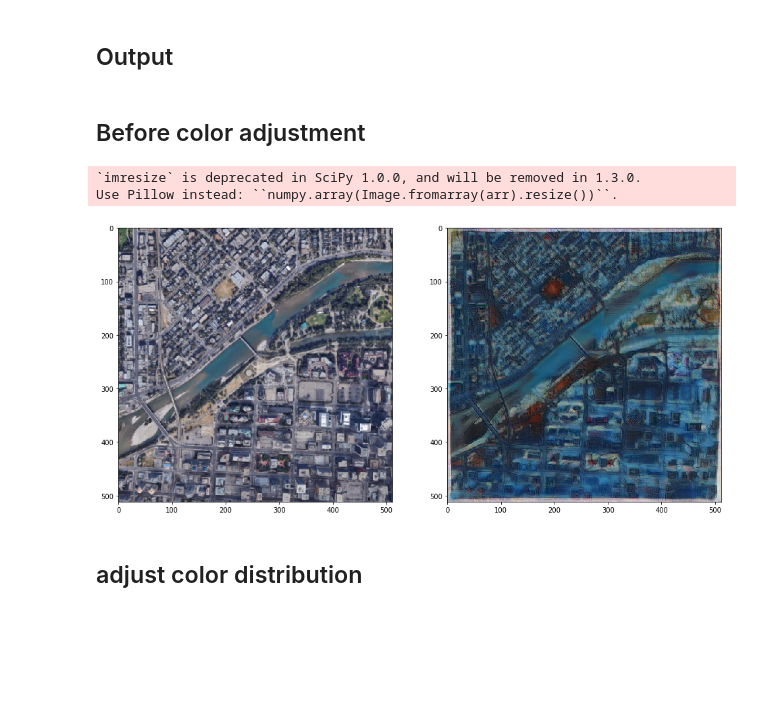
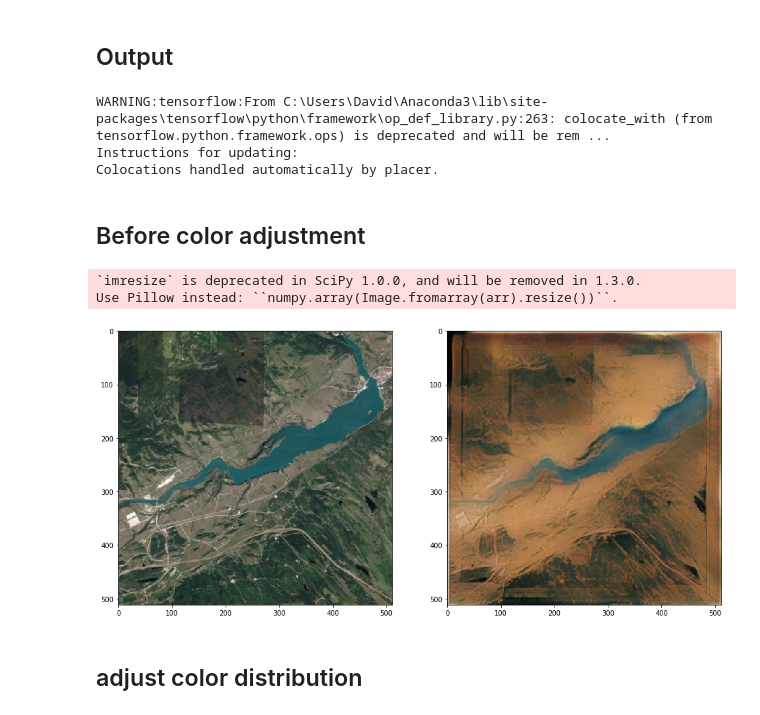
Before and after one commit to Davidnh8/CycleGan, a Jupyter notebook: Japanaese Art.ipynb, the cells around one changed output. Saved outputs shown, nothing was run; the diff lists cells and outputs as text; code cells hidden in the pictures; blank space fills up the shorter version.

Commit message:
loading old model

```diff
--- a/Japanaese Art.ipynb
+++ b/Japanaese Art.ipynb
@@ -162,8 +162,15 @@ cyclegan=CycleGan.CycleGan('.\\data\\Japanese\\', 512,512, 3, 15)
 genXY=cyclegan.return_genXY()
 genYX=cyclegan.return_genYX()
 
-genXY.load_weights(".\\data\\Japanese\\models\\JapanesemodelgenXY_40_1_15")
-genYX.load_weights(".\\data\\Japanese\\models\\JapanesemodelgenYX_40_1_15")
+#genXY.load_weights(".\\data\\Japanese\\models\\JapanesemodelgenXY_40_1_15")
+#genYX.load_weights(".\\data\\Japanese\\models\\JapanesemodelgenYX_40_1_15")
+
+genXY.load_weights("C:\\Users\\David\\Desktop\\CycleGan\\JapanesemodelgenXY_epochs=45_batch=1_Closs=10")
+genYX.load_weights("C:\\Users\\David\\Desktop\\CycleGan\\JapanesemodelgenYX_epochs=45_batch=1_Closs=10")
+# %% [output]
+WARNING:tensorflow:From C:\Users\David\Anaconda3\lib\site-packages\tensorflow\python\framework\op_def_library.py:263: colocate_with (from tensorflow.python.framework.ops) is deprecated and will be rem ...
+Instructions for updating:
+Colocations handled automatically by placer.
 # %%
 import scipy.misc
 
@@ -217,19 +224,19 @@ def make_512_512(img, troubleshoot=False):
 # %%
 fig,ax=plt.subplots(1,2, figsize=[16,8.5])
 
-path="C:\\Users\\David\\Desktop\\CycleGan\\data\\Japanese\\Prince's island.jpg"
+path="C:\\Users\\David\\Desktop\\CycleGan\\data\\Japanese\\MakeImages\\Map\\GhostLake.jpg"
 img=imageio.imread(path)
 img=make_512_512(img, troubleshoot=False)
 ax[0].imshow(img)
 
 transform_img=genXY.predict(img.reshape(1,512,512,3)/127.5-1)
 ax[1].imshow(img_range(transform_img.reshape(512,512,3)))
 
 plt.show()
 # %% [output]
 `imresize` is deprecated in SciPy 1.0.0, and will be removed in 1.3.0.
 Use Pillow instead: ``numpy.array(Image.fromarray(arr).resize())``.
-[figure, old version]
+[figure, new version]
 # %% [markdown]
 ## adjust color distribution
 # %%
```
Also changed, not shown: parts of 2 cells of this notebook.
